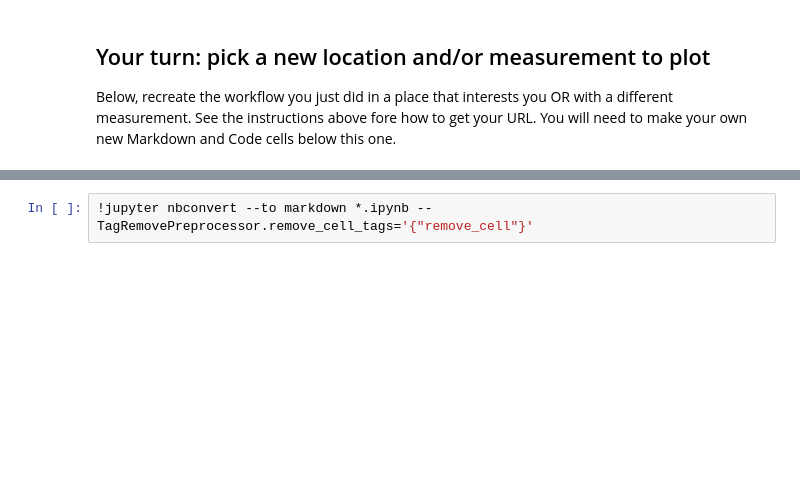
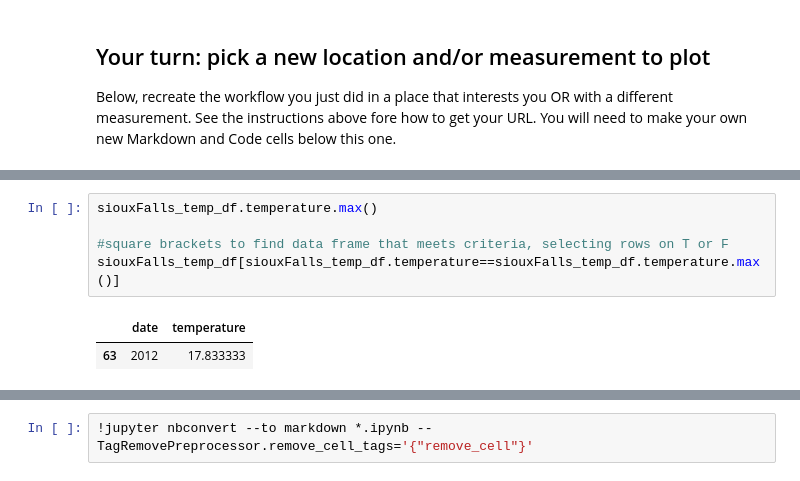
Before and after one commit to evaweddell/get-started-with-reproducible-science-evaweddell, a Jupyter notebook: Get Started with Open Reproducible Science!.ipynb, the cells around one changed output, grey strips where cells are left out. Saved outputs shown, nothing was run; the diff lists cells and outputs as text; blank space fills up the shorter version.

```diff
--- a/Get Started with Open Reproducible Science!.ipynb
+++ b/Get Started with Open Reproducible Science!.ipynb
@@ -452,0 +480,8 @@ Below, recreate the workflow you just did in a place that interests you OR with
+# %%
+siouxFalls_temp_df.temperature.max()
+
+#square brackets to find data frame that meets criteria, selecting rows on T or F
+siouxFalls_temp_df[siouxFalls_temp_df.temperature==siouxFalls_temp_df.temperature.max()]
+# %% [output]
+|  | date | temperature |
+| 63 | 2012 | 17.833333 |
```
Also changed, not shown: parts of 10 cells of this notebook.
